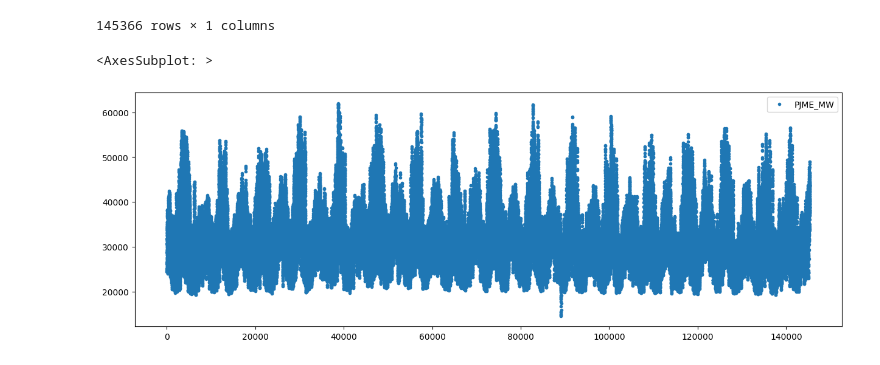
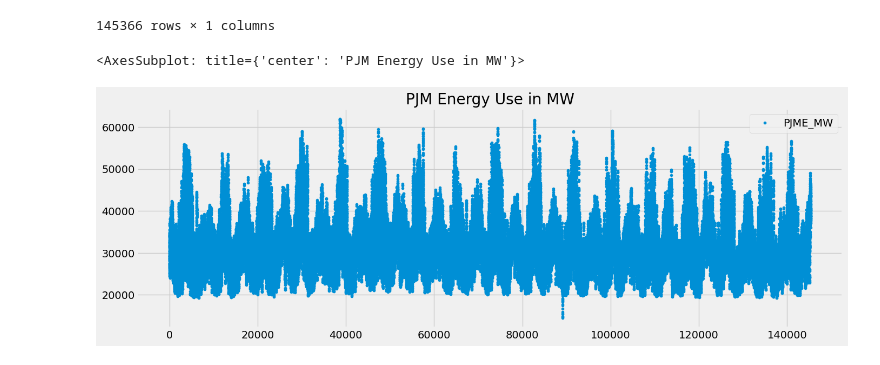
Before and after one commit to ortizfram/TimeSeriesForecastingXGBoost, a Jupyter notebook: TimeSeriesForecastingXGBoost.ipynb, the cells around one changed output. Cells and saved outputs as stored; diff of their text form; code cells hidden in the pictures.

Commit message:
plot style, color and title

```diff
--- a/TimeSeriesForecastingXGBoost.ipynb
+++ b/TimeSeriesForecastingXGBoost.ipynb
@@ -7,6 +7,9 @@ import matplotlib.pyplot as plt
 import seaborn as sns
 
 import xgboost as xgb # forecasting
+
+plt.style.use('fivethirtyeight')
+color_pal = sns.color_palette()
 # %% [markdown]
 ## Types of TimeSeries Data
 # %% [markdown]
@@ -34,5 +35,5 @@ color_pal = sns.color_palette()
 # %%
-df.plot(style='.',figsize=(15,5))
+df.plot(style='.',figsize=(15,5), color=color_pal[0], title='PJM Energy Use in MW')
 # %% [output]
-<AxesSubplot: >
+<AxesSubplot: title={'center': 'PJM Energy Use in MW'}>
-[figure, old version]
+[figure, new version]
```
Also changed, not shown: parts of 1 cell of this notebook.
